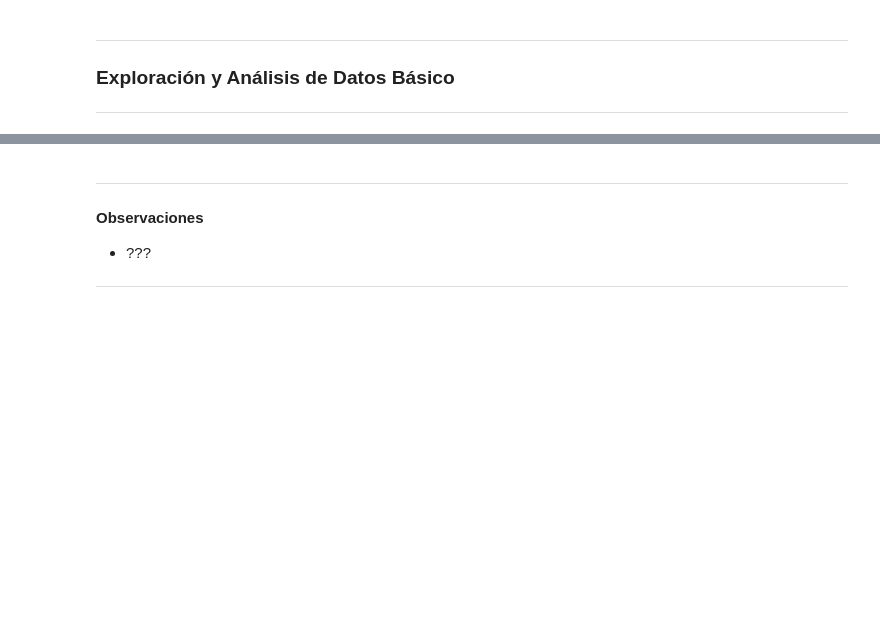
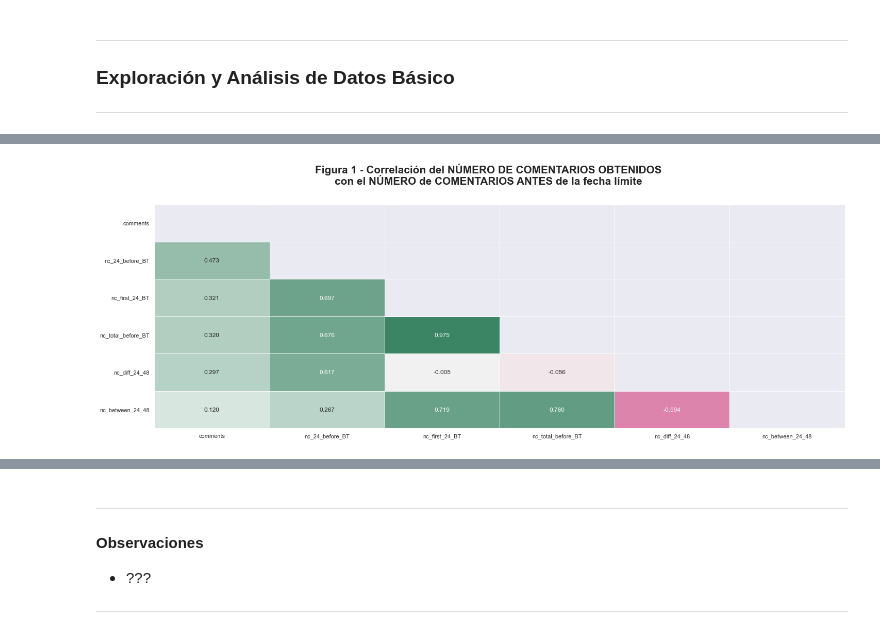
Before and after one commit to jtentor/DHDSFW, a Jupyter notebook: FW_01.ipynb, the cells around one changed output, grey strips where cells are left out. Cells and saved outputs as stored; diff of their text form; code cells hidden in the pictures; blank space fills up the shorter version.

```diff
--- a/FW_01.ipynb
+++ b/FW_01.ipynb
@@ -100,7 +122,7 @@ from IPython.display import HTML
 
 ### Funciones útiles
 # %%
-def blogData_train_read() :
+def read_blogData_train() :
     u''' Reads and prepare data from blog feedback data train set
 
     '''
@@ -119,7 +141,7 @@ def blogData_train_read() :
 
     return data
 # %%
-def blogData_features(data) :
+def get_blogData_features(data) :
     u''' Create a dictionary with some keys associates to list of features in the final work dataframe
 
     args:
@@ -174,18 +196,19 @@ def blogData_features(data) :
 # %%
 
 
-def set_figure(row, col, suptitle=None) :
+def set_figure(row, col, suptitle=None, y=0.98, fontsize='xx-large') :
     u''' Activate matplot figure setting size and super title
     '''
+
     fig = plt.figure(figsize=(row, col));
     if suptitle != None :
-        fig.suptitle(suptitle,
-                     verticalalignment='center', fontsize='xx-large', fontweight='extra bold');
+        fig.suptitle(suptitle, y=y,
+                     verticalalignment='center', fontsize=fontsize, fontweight='extra bold');
     return fig
 
 
 def show_corr(data, target) :
-    u'''
+    u''' Shows a correlation matrix of data features sorted by target feature values of correlation
     '''
 
     corr = data.corr()
@@ -240,3 +263,8 @@ El conjunto de datos se compone de 281 características y 49203 observaciones ú
 
 ### Exploración y Análisis de Datos Básico
 ---
+# %%
+data_train = read_blogData_train()
+
+features = get_blogData_features(data_train)
+target = 'comments'
@@ -242,0 +290,9 @@ El conjunto de datos se compone de 281 características y 49203 observaciones ú
+# %%
+
+fig = set_figure(24, 8,
+                 suptitle='Figura 1' + ' - ' + \
+                 'Correlación del NÚMERO DE COMENTARIOS OBTENIDOS' + '\n' + \
+                 'con el NÚMERO de COMENTARIOS ANTES de la fecha límite')
+show_corr(data=data_train[features['nc'] + [target]], target=target)
+# %% [output]
+[figure, added]
```
Also changed, not shown: parts of 15 cells of this notebook, 2 other files.
